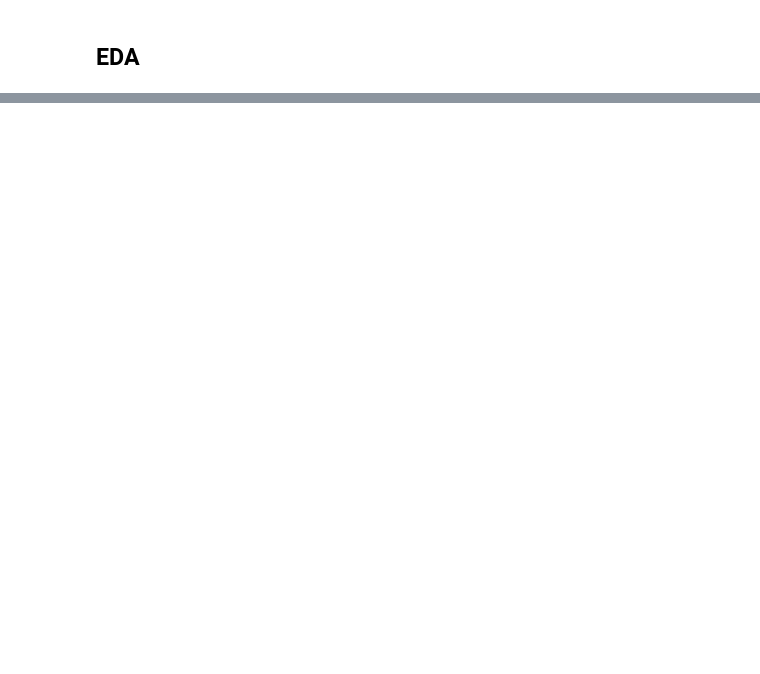
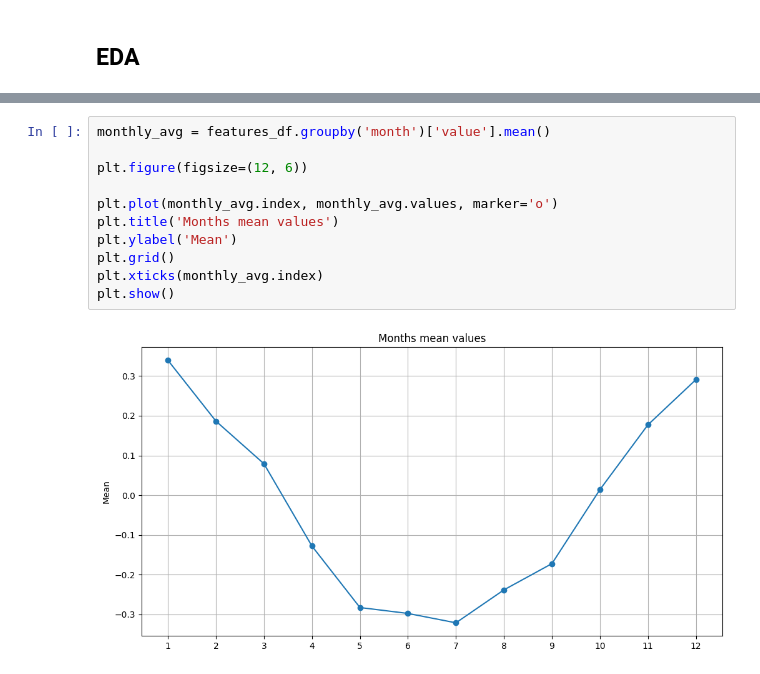
Before and after one commit to kvufee/ds_ml-learning, a Jupyter notebook: vk-internship-ds-task2/classificator.ipynb, the cells around one changed output, grey strips where cells are left out. Saved outputs shown, nothing was run; the diff lists cells and outputs as text; blank space fills up the shorter version.

```diff
--- a/vk-internship-ds-task2/classificator.ipynb
+++ b/vk-internship-ds-task2/classificator.ipynb
@@ -68,0 +196,13 @@ IndexError: index 36 is out of bounds for axis 0 with size 36
+# %%
+monthly_avg = features_df.groupby('month')['value'].mean()
+
+plt.figure(figsize=(12, 6))
+
+plt.plot(monthly_avg.index, monthly_avg.values, marker='o')
+plt.title('Months mean values')
+plt.ylabel('Mean')
+plt.grid()
+plt.xticks(monthly_avg.index)
+plt.show()
+# %% [output]
+[figure, added]
```
Also changed, not shown: parts of 25 cells of this notebook.
